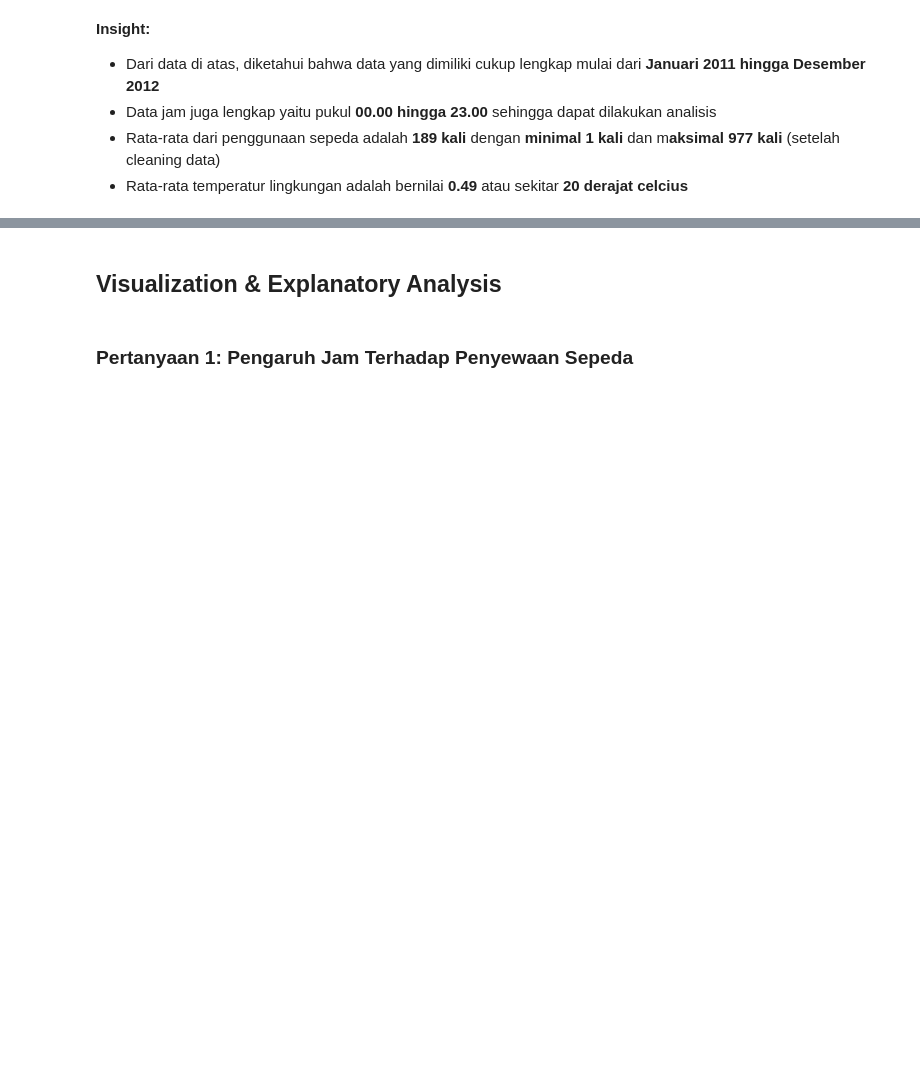
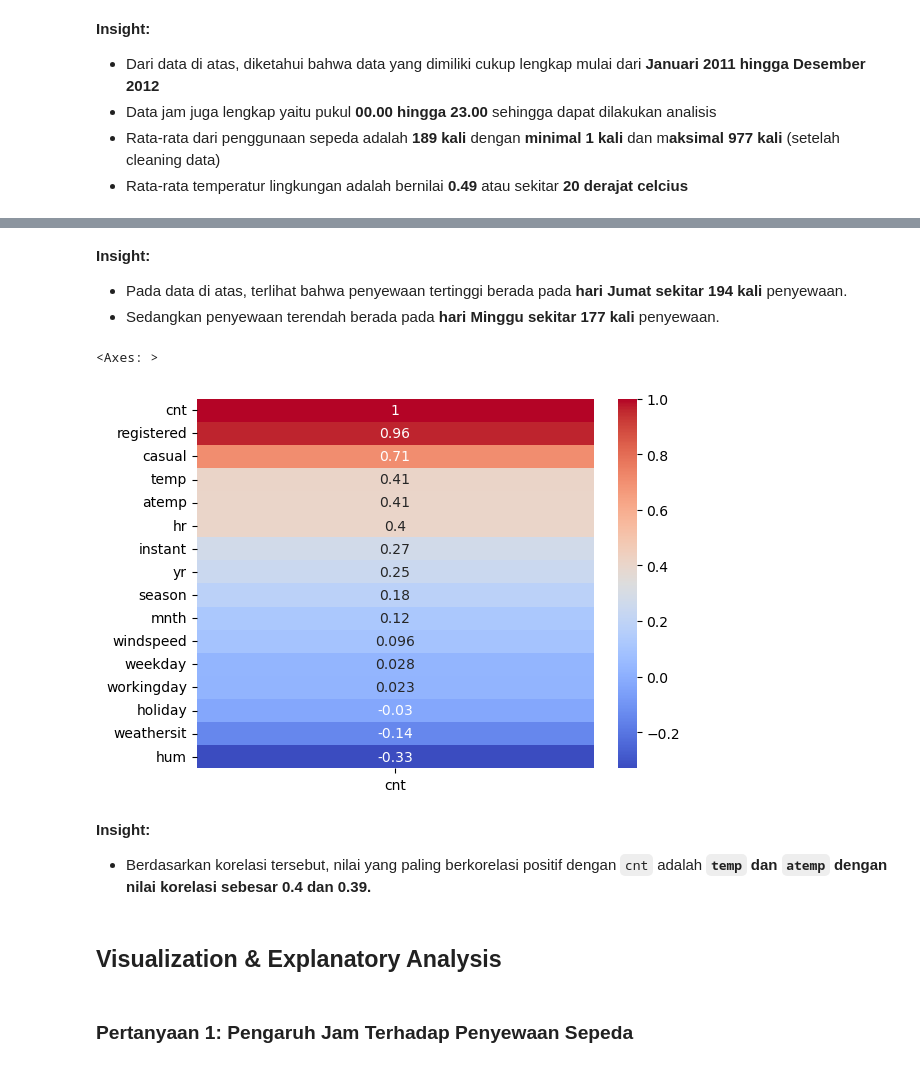
Before and after one commit to kev1nandreas/bike-sharing-data-analysis, a Jupyter notebook: notebook.ipynb, the cells around one changed output, grey strips where cells are left out. Saved outputs shown, nothing was run; the diff lists cells and outputs as text; code cells hidden in the pictures; blank space fills up the shorter version.

```diff
--- a/notebook.ipynb
+++ b/notebook.ipynb
@@ -165,3 +190,18 @@ hour_df.describe()
+# %% [markdown]
+**Insight:**
+- Pada data di atas, terlihat bahwa penyewaan tertinggi berada pada **hari Jumat sekitar 194 kali** penyewaan.
+- Sedangkan penyewaan terendah berada pada **hari Minggu sekitar 177 kali** penyewaan.
+# %%
+# Exclude non-numeric columns for correlation calculation
+numeric_df = hour_df.select_dtypes(include=[np.number])
+correlation = numeric_df.corr()['cnt'].sort_values(ascending=False)
+sns.heatmap(correlation.to_frame(), annot=True, cmap='coolwarm')
+# %% [output]
+<Axes: >
+[figure, added]
+# %% [markdown]
+**Insight:**
+- Berdasarkan korelasi tersebut, nilai yang paling berkorelasi positif dengan `cnt` adalah **`temp` dan `atemp` dengan nilai korelasi sebesar 0.4 dan 0.39.**
 # %% [markdown]
 ## Visualization & Explanatory Analysis
 # %% [markdown]
```
Also changed, not shown: parts of 14 cells of this notebook.
